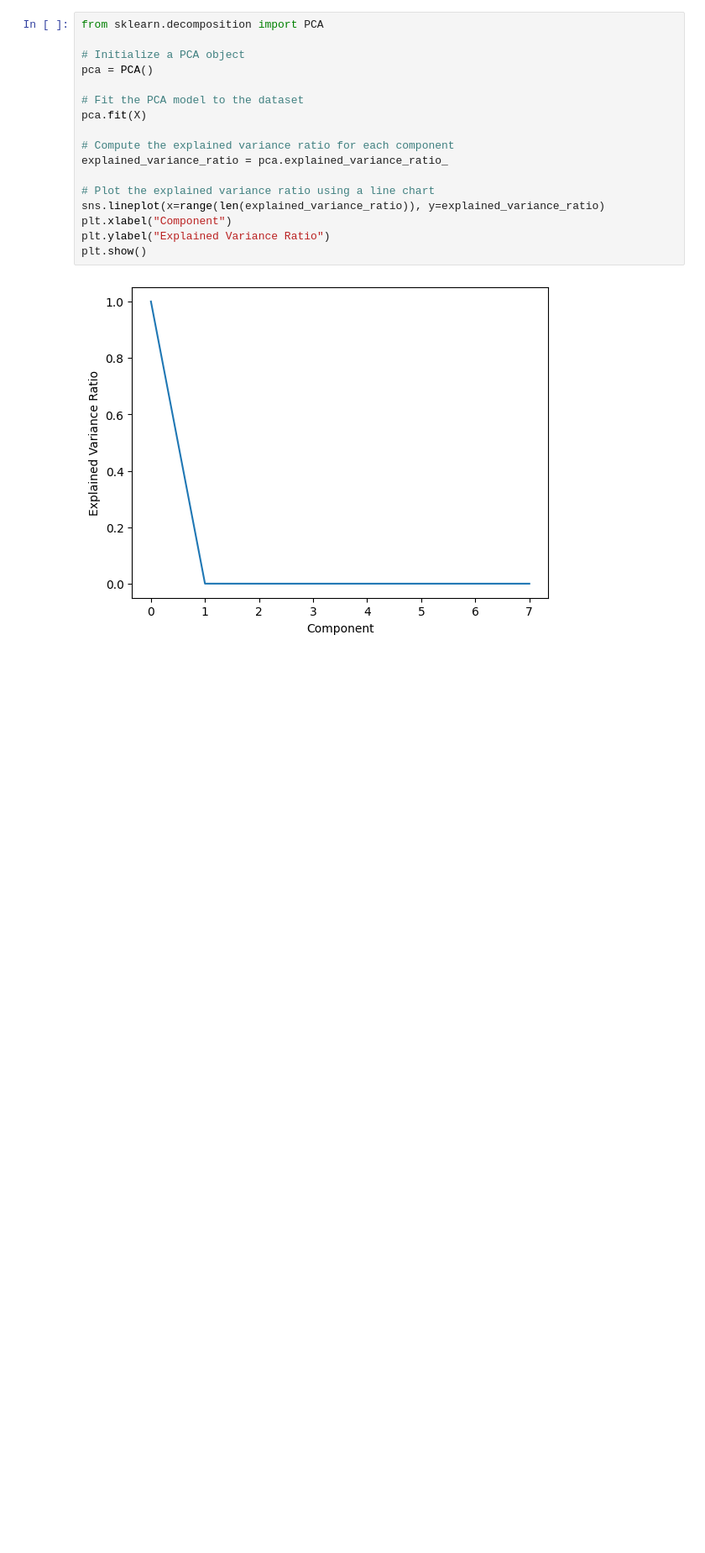
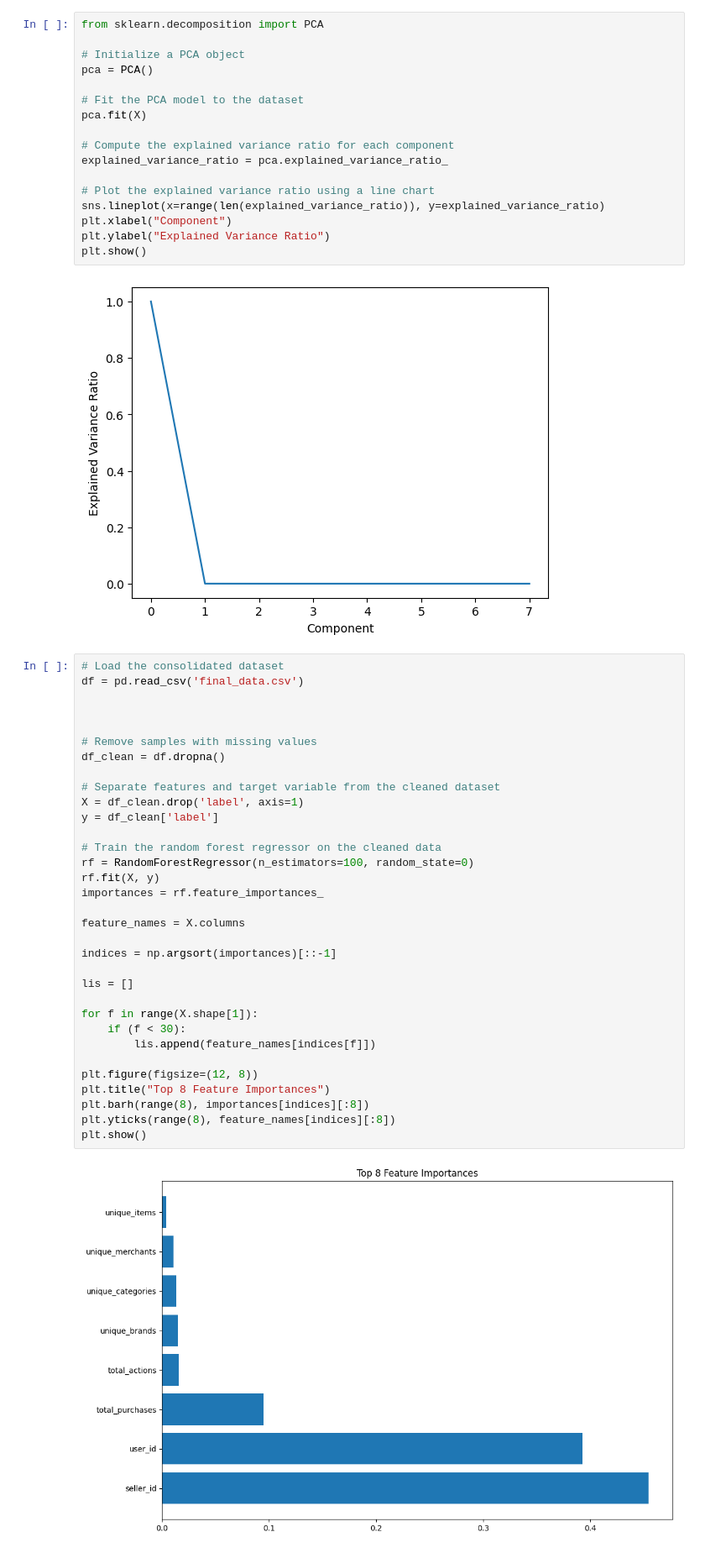
Before and after one commit to patelvedant312/CECS550--Group-10, a Jupyter notebook: Feature ranking/feature ranking.ipynb, the cells around one changed output. Shown at 84% size. Saved outputs shown, nothing was run; the diff lists cells and outputs as text; blank space fills up the shorter version.

```diff
--- a/Feature ranking/feature ranking.ipynb
+++ b/Feature ranking/feature ranking.ipynb
@@ -145,3 +156,38 @@ plt.ylabel("Explained Variance Ratio")
 plt.show()
 # %% [output]
 [figure]
+# %%
+# Load the consolidated dataset
+df = pd.read_csv('final_data.csv')
+
+
+
+# Remove samples with missing values
+df_clean = df.dropna()
+
+# Separate features and target variable from the cleaned dataset
+X = df_clean.drop('label', axis=1)
+y = df_clean['label']
+
+# Train the random forest regressor on the cleaned data
+rf = RandomForestRegressor(n_estimators=100, random_state=0)
+rf.fit(X, y)
+importances = rf.feature_importances_
+
+feature_names = X.columns
+
+indices = np.argsort(importances)[::-1]
+
+lis = []
+
+for f in range(X.shape[1]):
+    if (f < 30):
+        lis.append(feature_names[indices[f]])
+
+plt.figure(figsize=(12, 8))
+plt.title("Top 8 Feature Importances")
+plt.barh(range(8), importances[indices][:8])
+plt.yticks(range(8), feature_names[indices][:8])
+plt.show()
+# %% [output]
+[figure, added]
```
Also changed, not shown: parts of 7 cells of this notebook.
